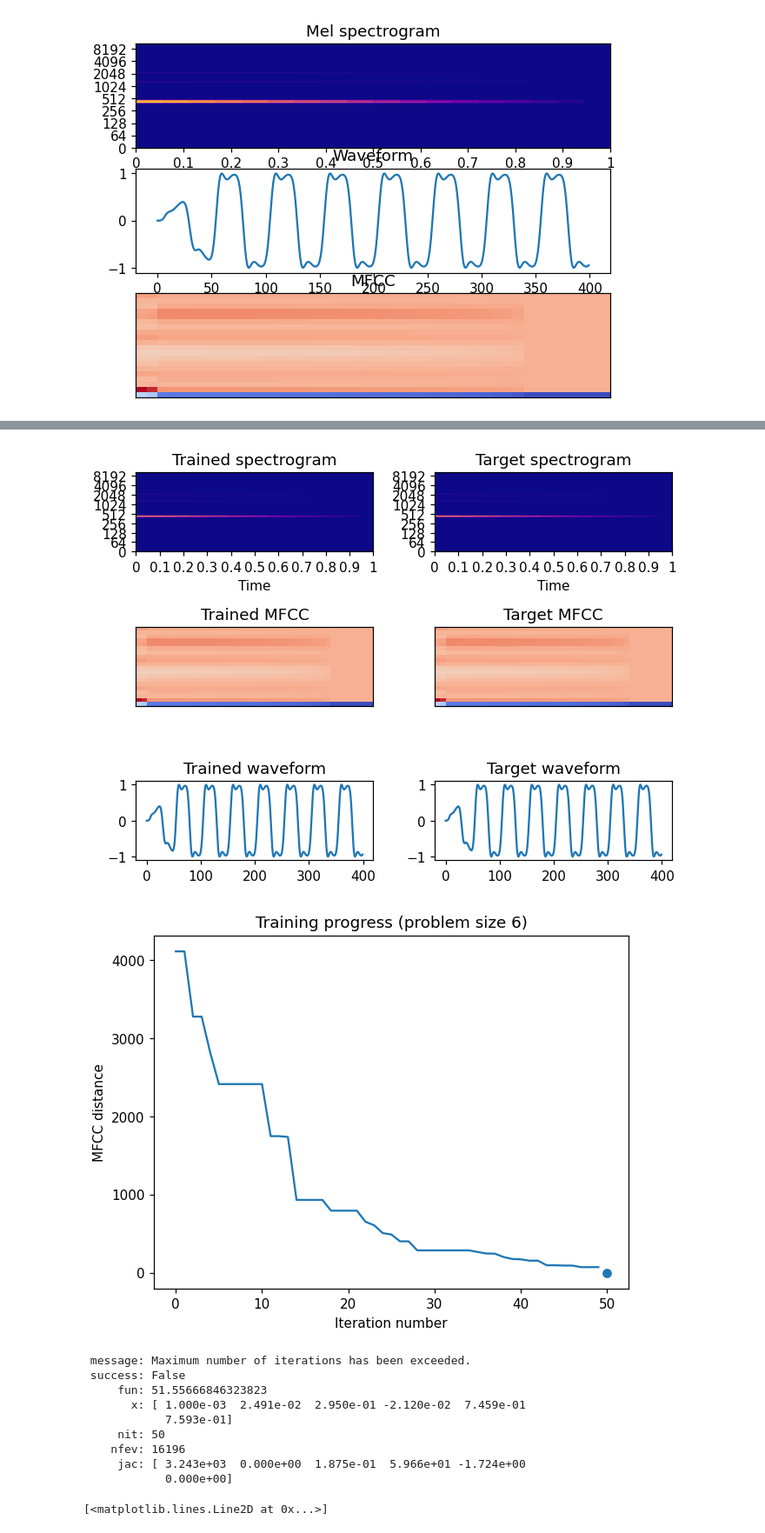
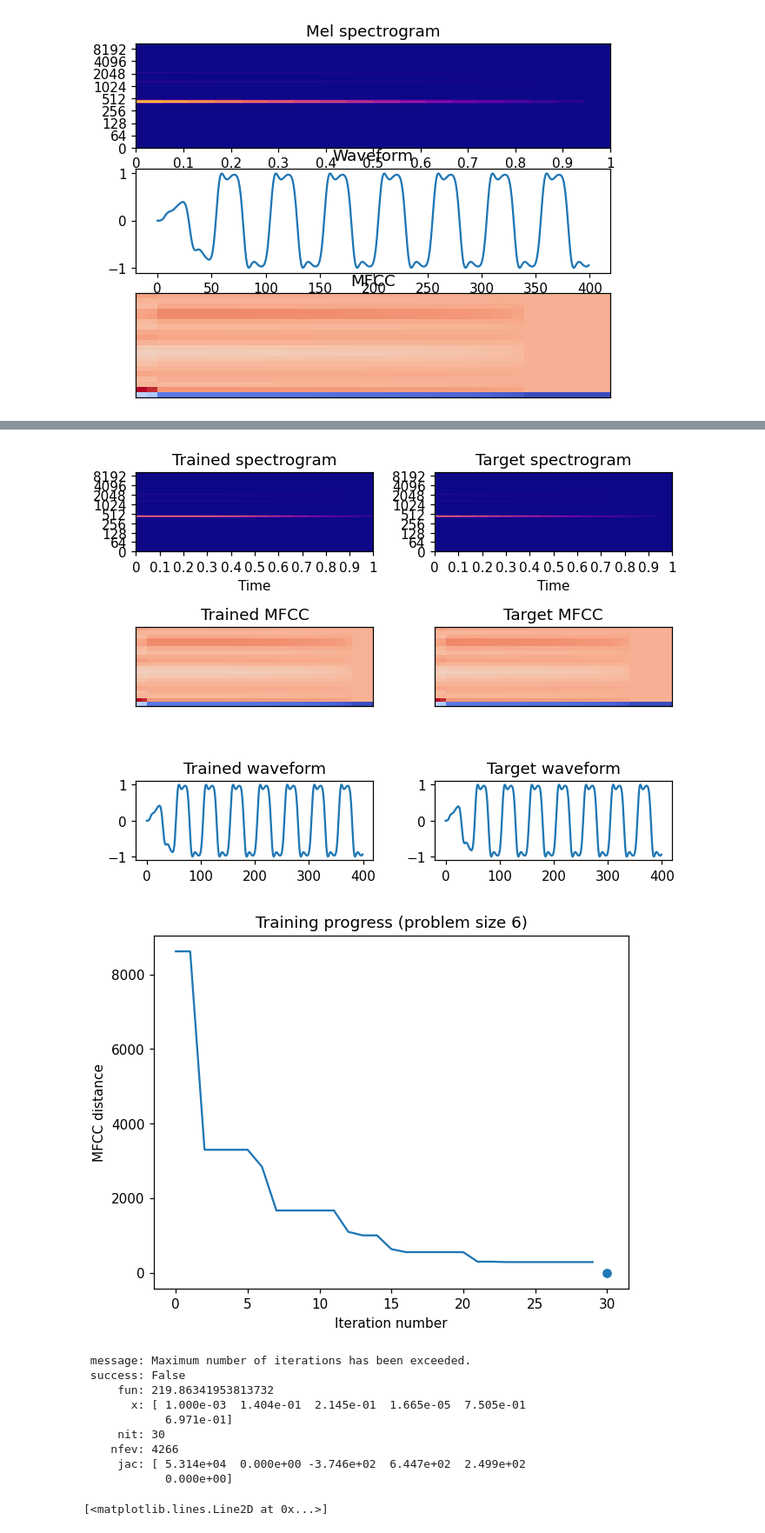
Before and after one commit to Wint3rmute/luthier, a Jupyter notebook: rust.ipynb, the cells around one changed output, grey strips where cells are left out. Shown at 87% size. Drawn from its saved outputs; the diff is of its cells as text; code cells hidden in the pictures.

```diff
--- a/rust.ipynb
+++ b/rust.ipynb
@@ -96,8 +96,8 @@ target_graph.num_inputs()
 # %%
 # target_audio = fm_sample
 
-MAX_ITERATIONS = 50
-POPULATION_SIZE = 50
+MAX_ITERATIONS = 30
+POPULATION_SIZE = 20
 
 def optimise_freq_and_mod(x):
     graph = one_operator_fm()
@@ -134,42 +134,42 @@ def callback(x, convergence):
     clear_output()
     target_fun = optimise_freq_and_mod(x)
     target_fun_values.append(target_fun)
     show_comparison(x)
     plt.plot(target_fun_values)
     plt.scatter(MAX_ITERATIONS, 0)
     plt.title(f"Training progress (problem size {len(x)})")
     plt.xlabel("Iteration number")
     plt.ylabel("MFCC distance")
     plt.show()
 
     # return True
 
 num_params = one_operator_fm().num_inputs()
 print("Solving for num inputs", num_params)
 solution = differential_evolution(
     optimise_freq_and_mod,
     [ (-1, 1) for i in range(num_params) ],
     workers=8,
     maxiter=MAX_ITERATIONS,
     popsize=POPULATION_SIZE,
     # polish=True,
     disp=False,
     callback=callback
 )
 print(solution)
 # %% [output]
 [interactive output not drawn]
 [interactive output not drawn]
 [figure]
-[figure, old version]
+[figure, new version]
  message: Maximum number of iterations has been exceeded.
  success: False
-     fun: 51.55666846323823
-       x: [ 1.000e-03  2.491e-02  2.950e-01 -2.120e-02  7.459e-01
-            7.593e-01]
-     nit: 50
-    nfev: 16196
-     jac: [ 3.243e+03  0.000e+00  1.875e-01  5.966e+01 -1.724e+00
+     fun: 219.86341953813732
+       x: [ 1.000e-03  1.404e-01  2.145e-01  1.665e-05  7.505e-01
+            6.971e-01]
+     nit: 30
+    nfev: 4266
+     jac: [ 5.314e+04  0.000e+00 -3.746e+02  6.447e+02  2.499e+02
             0.000e+00]
 # %%
 mod_strengths = [ a / 100 for a in range(-100, 101, 10) ]
```
Also changed, not shown: parts of 6 cells of this notebook.
